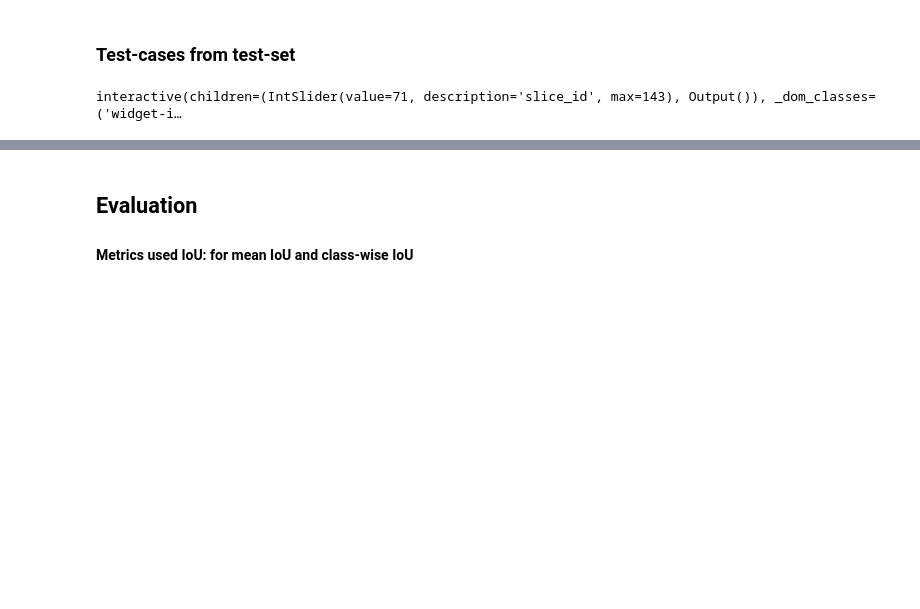
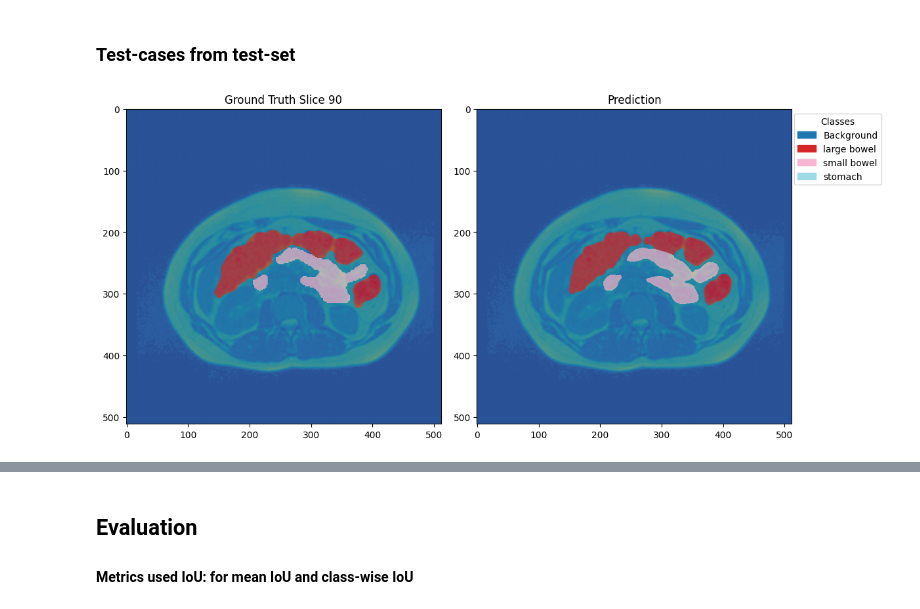
Before and after one commit to Rohith-Kumar-S/BowelSegmentation-MRI, a Jupyter notebook: Bowel_Segmentation.ipynb, the cells around one changed output, grey strips where cells are left out. Drawn from its saved outputs; the diff is of its cells as text; code cells hidden in the pictures; blank space fills up the shorter version.

```diff
--- a/Bowel_Segmentation.ipynb
+++ b/Bowel_Segmentation.ipynb
@@ -1222,12 +1238,13 @@ def predict(model, loader, device, description):
 
   return inputs, masks, preds
 
-def visualize(test_case, desc):
+def visualize(test_case, desc, slice_id=None):
   path = os.path.join(base_path,test_case)
   tail = os.path.split(path)[1]
   parent = os.path.split(os.path.dirname(path))[1]
   scans_dir = os.path.join(parent, tail, 'scans')
-  image_file_names = [os.path.join(scans_dir, f) for f in os.listdir(os.path.join(path, 'scans')) if '.png' in f]
+  image_file_names = [os.path.join(scans_dir, f) for f in sorted(os.listdir(os.path.join(path, 'scans'))) if '.png' in f]
+
   # # Create datasets
   patient_dataset = BowelSegmentationDataset(
       root_dir= base_path,
@@ -1290,14 +1307,25 @@ def visualize(test_case, desc):
     plt.tight_layout()
     plt.show()
 
-  iplot = interactive(visualize_predictions, slice_id=(0, len(image_file_names)-1))
-  return iplot
+  if slice_id:
+    visualize_predictions(slice_id=slice_id)
+  else:
+    iplot = interactive(visualize_predictions, slice_id=(0, len(image_file_names)-1))
+    return iplot
+# %%
+def visualize(test_case, desc):
+  path = os.path.join(base_path,test_case)
+  tail = os.path.split(path)[1]
+  parent = os.path.split(os.path.dirname(path))[1]
+  scans_dir = os.path.join(parent, tail, 'scans')
+  image_file_names = [os.path.join(scans_dir, f) for f in os.listdir(os.path.join(path, 'scans')) if '.png' in f]
+  print(sorted(os.listdir(os.path.join(path, 'scans'))))
 # %% [markdown]
 ### Test-cases from test-set
 # %%
-test_cases = [os.path.join("case43", "case43_day20"), os.path.join("case136","case136_day29"), os.path.join("case55","case55_day20")]
+test_cases = [os.path.join("case43", "case43_day20"), os.path.join("case136","case136_day29"), os.path.join("case121","case121_day0"), ]
 # %%
-visualize(test_cases[0], "Test Patient 1")
+visualize(test_cases[0], "Test Patient 1", 90)
 # %% [output]
-interactive(children=(IntSlider(value=71, description='slice_id', max=143), Output()), _dom_classes=('widget-i…
+[figure, added]
 # %%
```
Also changed, not shown: parts of 8 cells of this notebook.
